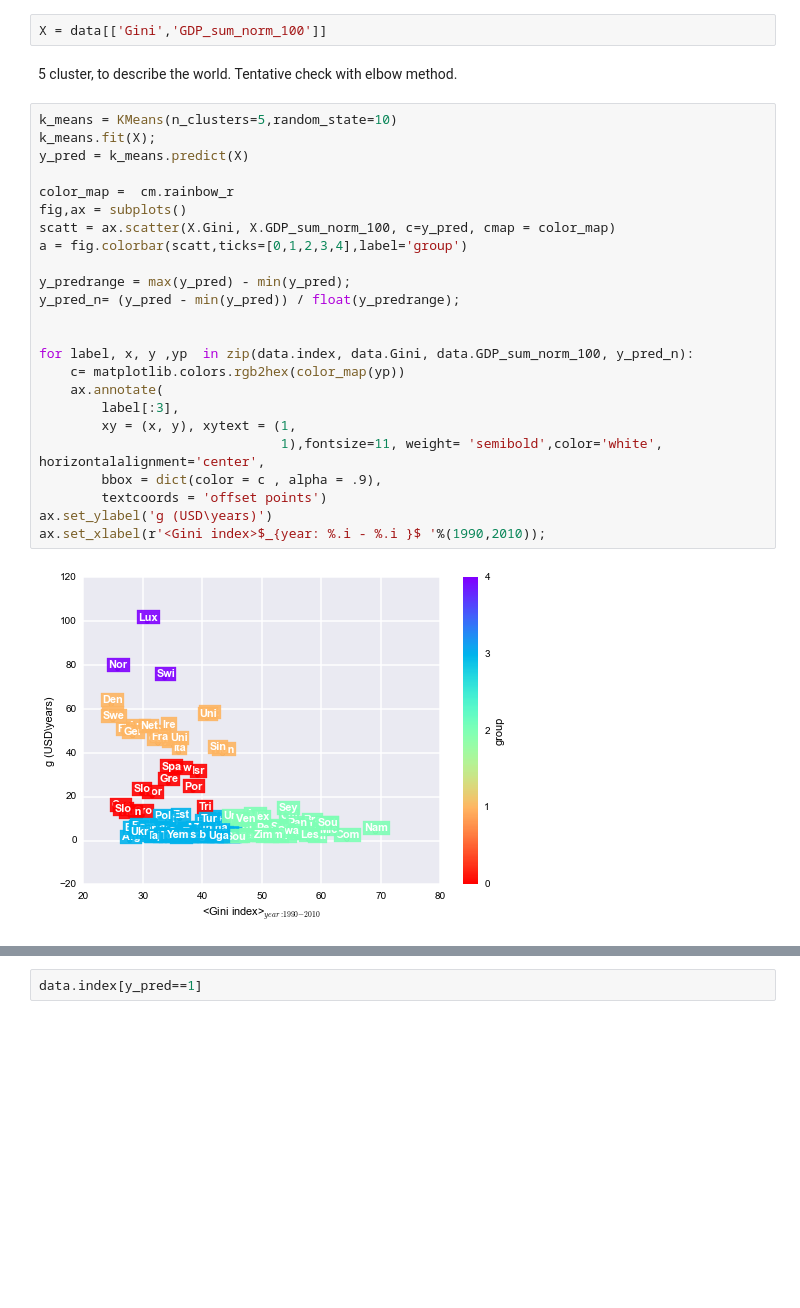
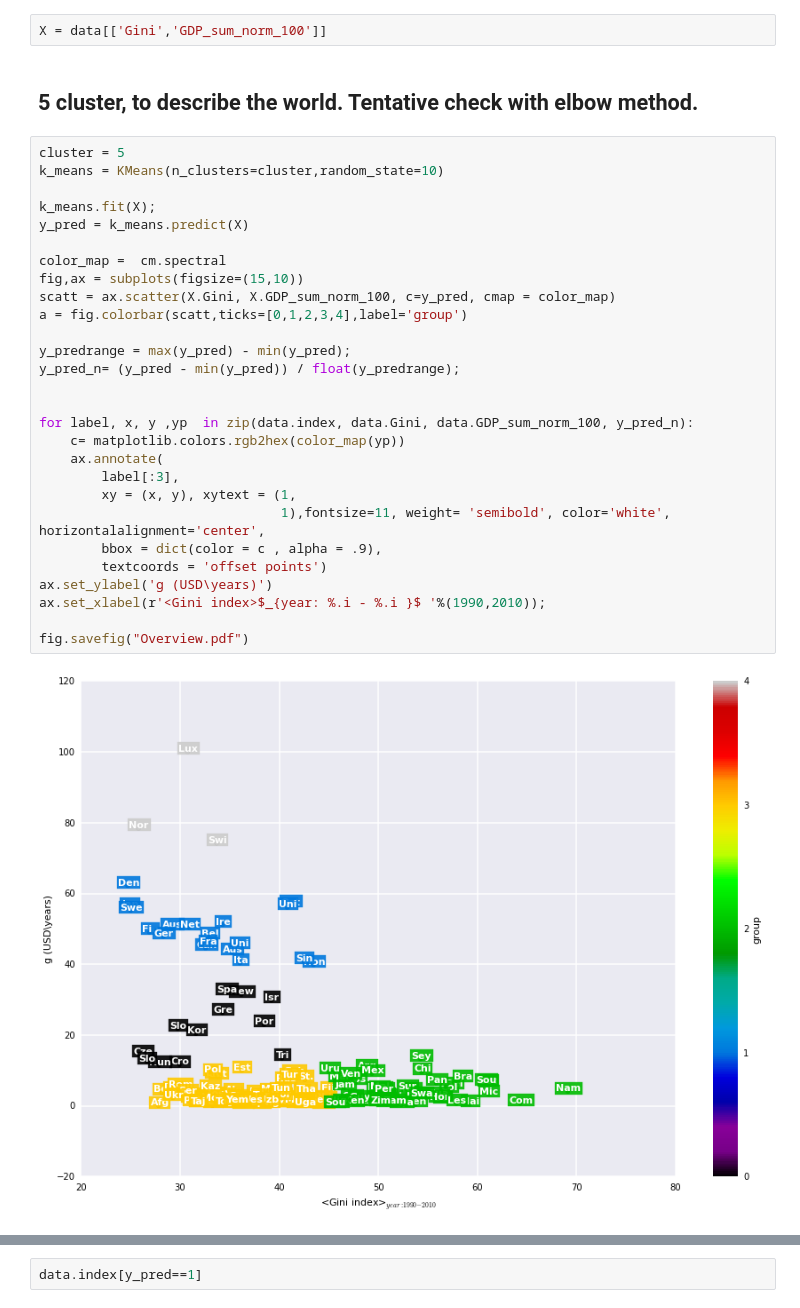
Before and after one commit to giulioungaretti/stats2013, a Jupyter notebook: Project2/Clustering.ipynb, the cells around one changed output, grey strips where cells are left out. Drawn from its saved outputs; the diff is of its cells as text; blank space fills up the shorter version.

Commit message:
more polish in k-means clustering

```diff
--- a/Project2/Clustering.ipynb
+++ b/Project2/Clustering.ipynb
@@ -15,31 +23,35 @@ data = pd.DataFrame.from_csv('data/data_summary', index_col=0)
 # %%
 X = data[['Gini','GDP_sum_norm_100']]
 # %% [markdown]
-5 cluster, to describe the world. Tentative check with elbow method.
+## 5 cluster, to describe the world. Tentative check with elbow method.
 # %%
-k_means = KMeans(n_clusters=5,random_state=10)
+cluster = 5
+k_means = KMeans(n_clusters=cluster,random_state=10)
+
 k_means.fit(X);
 y_pred = k_means.predict(X)
 
-color_map =  cm.rainbow_r
-fig,ax = subplots()
+color_map =  cm.spectral
+fig,ax = subplots(figsize=(15,10))
 scatt = ax.scatter(X.Gini, X.GDP_sum_norm_100, c=y_pred, cmap = color_map)
 a = fig.colorbar(scatt,ticks=[0,1,2,3,4],label='group')
 
 y_predrange = max(y_pred) - min(y_pred);
 y_pred_n= (y_pred - min(y_pred)) / float(y_predrange);
 
 
 for label, x, y ,yp  in zip(data.index, data.Gini, data.GDP_sum_norm_100, y_pred_n):
     c= matplotlib.colors.rgb2hex(color_map(yp))
     ax.annotate(
         label[:3],
         xy = (x, y), xytext = (1,
-                               1),fontsize=11, weight= 'semibold',color='white', horizontalalignment='center',
+                               1),fontsize=11, weight= 'semibold', color='white', horizontalalignment='center',
         bbox = dict(color = c , alpha = .9),
         textcoords = 'offset points')
 ax.set_ylabel('g (USD\years)')
 ax.set_xlabel(r'<Gini index>$_{year: %.i - %.i }$ '%(1990,2010));
+
+fig.savefig("Overview.pdf")
 # %% [output]
-[figure, old version]
+[figure, new version]
 # %% [markdown]
```
Also changed, not shown: parts of 20 cells of this notebook, 2 other files.
